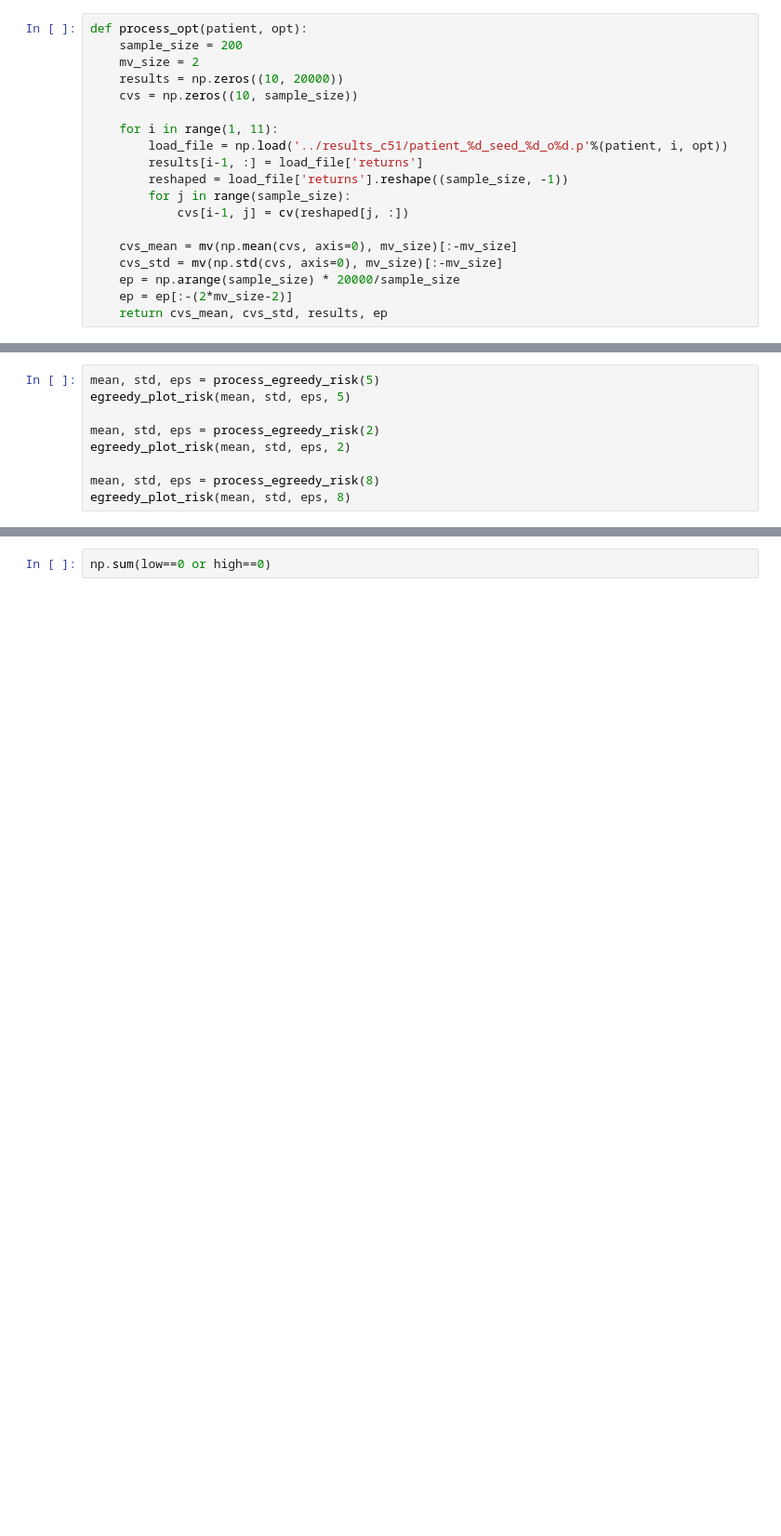
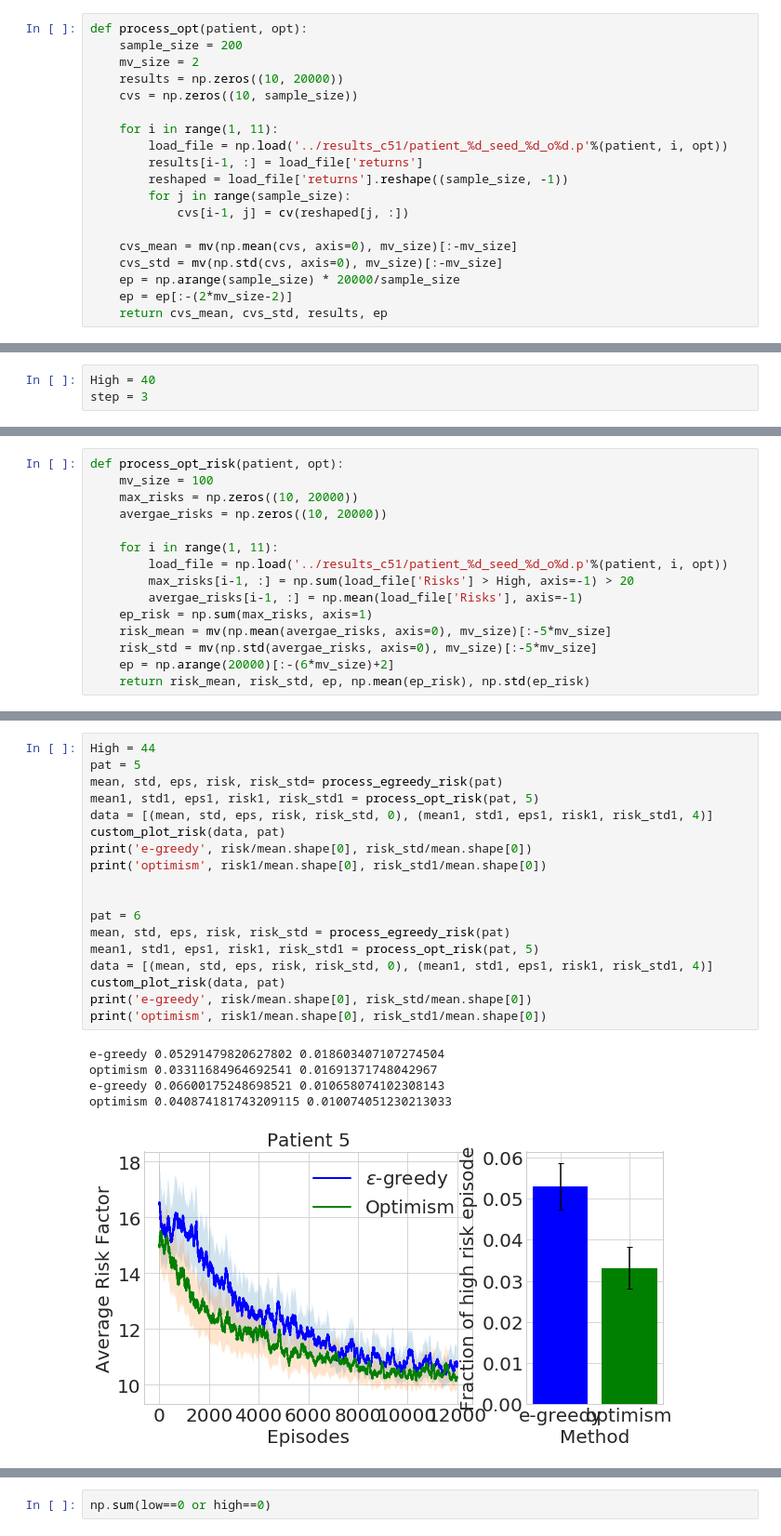
Before and after one commit to Rkeramati/cvar, a Jupyter notebook: glucose/results/load.ipynb, the cells around one changed output, grey strips where cells are left out. Shown at 93% size. Cells and saved outputs as stored; diff of their text form; blank space fills up the shorter version.

```diff
--- a/glucose/results/load.ipynb
+++ b/glucose/results/load.ipynb
@@ -894,0 +934,3 @@ custom_plot(data, pat, [-30, -10])
+# %%
+High = 40
+step = 3
@@ -920,9 +956,0 @@ def egreedy_plot_risk(mean, std, eps, patient):
-# %%
-mean, std, eps = process_egreedy_risk(5)
-egreedy_plot_risk(mean, std, eps, 5)
-
-mean, std, eps = process_egreedy_risk(2)
-egreedy_plot_risk(mean, std, eps, 2)
-
-mean, std, eps = process_egreedy_risk(8)
-egreedy_plot_risk(mean, std, eps, 8)
@@ -932,0 +957,15 @@ egreedy_plot_risk(mean, std, eps, 8)
+# %%
+def process_opt_risk(patient, opt):
+    mv_size = 100
+    max_risks = np.zeros((10, 20000))
+    avergae_risks = np.zeros((10, 20000))
+
+    for i in range(1, 11):
+        load_file = np.load('../results_c51/patient_%d_seed_%d_o%d.p'%(patient, i, opt))
+        max_risks[i-1, :] = np.sum(load_file['Risks'] > High, axis=-1) > 20
+        avergae_risks[i-1, :] = np.mean(load_file['Risks'], axis=-1)
+    ep_risk = np.sum(max_risks, axis=1)
+    risk_mean = mv(np.mean(avergae_risks, axis=0), mv_size)[:-5*mv_size]
+    risk_std = mv(np.std(avergae_risks, axis=0), mv_size)[:-5*mv_size]
+    ep = np.arange(20000)[:-(6*mv_size)+2]
+    return risk_mean, risk_std, ep, np.mean(ep_risk), np.std(ep_risk)
@@ -932,0 +1009,24 @@ egreedy_plot_risk(mean, std, eps, 8)
+# %%
+High = 44
+pat = 5
+mean, std, eps, risk, risk_std= process_egreedy_risk(pat)
+mean1, std1, eps1, risk1, risk_std1 = process_opt_risk(pat, 5)
+data = [(mean, std, eps, risk, risk_std, 0), (mean1, std1, eps1, risk1, risk_std1, 4)]
+custom_plot_risk(data, pat)
+print('e-greedy', risk/mean.shape[0], risk_std/mean.shape[0])
+print('optimism', risk1/mean.shape[0], risk_std1/mean.shape[0])
+
+
+pat = 6
+mean, std, eps, risk, risk_std = process_egreedy_risk(pat)
+mean1, std1, eps1, risk1, risk_std1 = process_opt_risk(pat, 5)
+data = [(mean, std, eps, risk, risk_std, 0), (mean1, std1, eps1, risk1, risk_std1, 4)]
+custom_plot_risk(data, pat)
+print('e-greedy', risk/mean.shape[0], risk_std/mean.shape[0])
+print('optimism', risk1/mean.shape[0], risk_std1/mean.shape[0])
+# %% [output]
+e-greedy 0.05291479820627802 0.018603407107274504
+optimism 0.03311684964692541 0.01691371748042967
+e-greedy 0.06600175248698521 0.010658074102308143
+optimism 0.040874181743209115 0.010074051230213033
+[figure, added]
```
Also changed, not shown: parts of 21 cells of this notebook, 3 other files.
